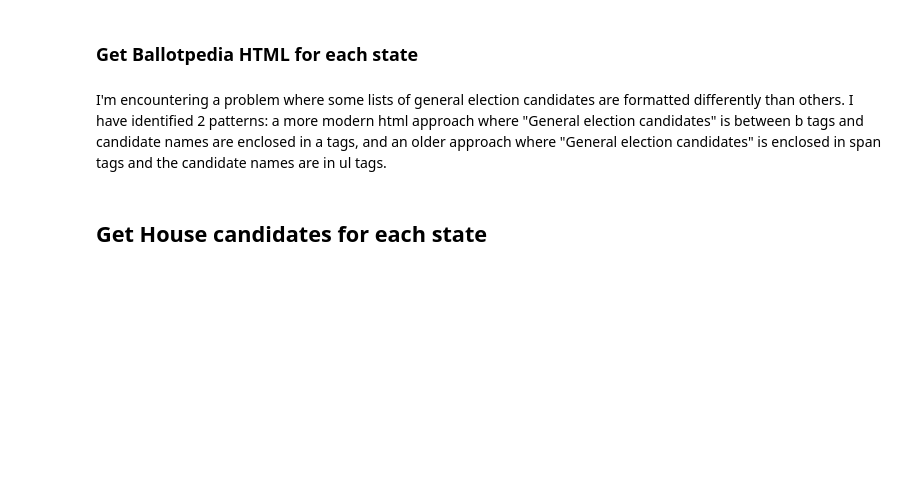
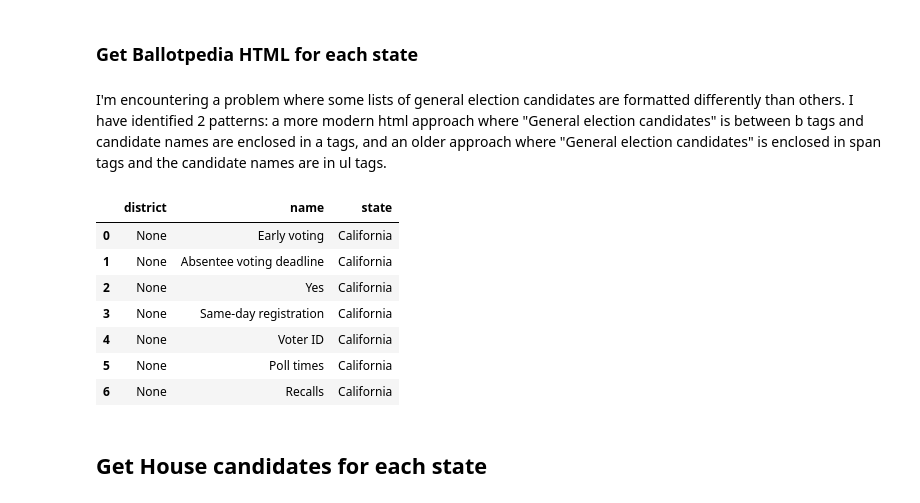
Before and after one commit to andrew-shackelford/Harvard_Twitter_Research_2018, a Jupyter notebook: midterm_candidate_scraper.ipynb, the cells around one changed output. Saved outputs shown, nothing was run; the diff lists cells and outputs as text; code cells hidden in the pictures; blank space fills up the shorter version.

```diff
--- a/midterm_candidate_scraper.ipynb
+++ b/midterm_candidate_scraper.ipynb
@@ -46,8 +46,9 @@ def clean_names(possible_names):
                     names.append(string)
     return names
 # %%
-def get_candidates_for_state(state):
-    html = get_html_from_url("https://ballotpedia.org/United_States_House_of_Representatives_elections_in_{},_2018".format(state))
+def get_candidates_for_state(state, chamber):
+    chamber_urls = {'house': 'https://ballotpedia.org/United_States_House_of_Representatives_elections_in_{},_2018', 'senate': 'https://ballotpedia.org/United_States_Senate_election_in_{},_2018'}
+    html = get_html_from_url(chamber_urls[chamber].format(state))
     districts = re.findall(r"District \d{1,2}.{1,300}General election.+?Primary", html, re.DOTALL)
 #     print(districts)
     data = pd.DataFrame()
@@ -61,6 +62,17 @@ def get_candidates_for_state(state):
         candidate_names = clean_names(re.findall(r"<a href=.+>(.+)</a>", general_candidates[0]))
         data = data.append(pd.DataFrame({'district': [None]*len(candidate_names), 'name': candidate_names, 'state': state}), ignore_index=True)
     return data
+# %%
+get_candidates_for_state('California', 'senate')
+# %% [output]
+|  | district | name | state |
+| 0 | None | Early voting | California |
+| 1 | None | Absentee voting deadline | California |
+| 2 | None | Yes | California |
+| 3 | None | Same-day registration | California |
+| 4 | None | Voter ID | California |
+| 5 | None | Poll times | California |
+| 6 | None | Recalls | California |
 # %% [markdown]
 ## Get House candidates for each state
 # %%
```
Also changed, not shown: parts of 1 cell of this notebook, 2 other files.
